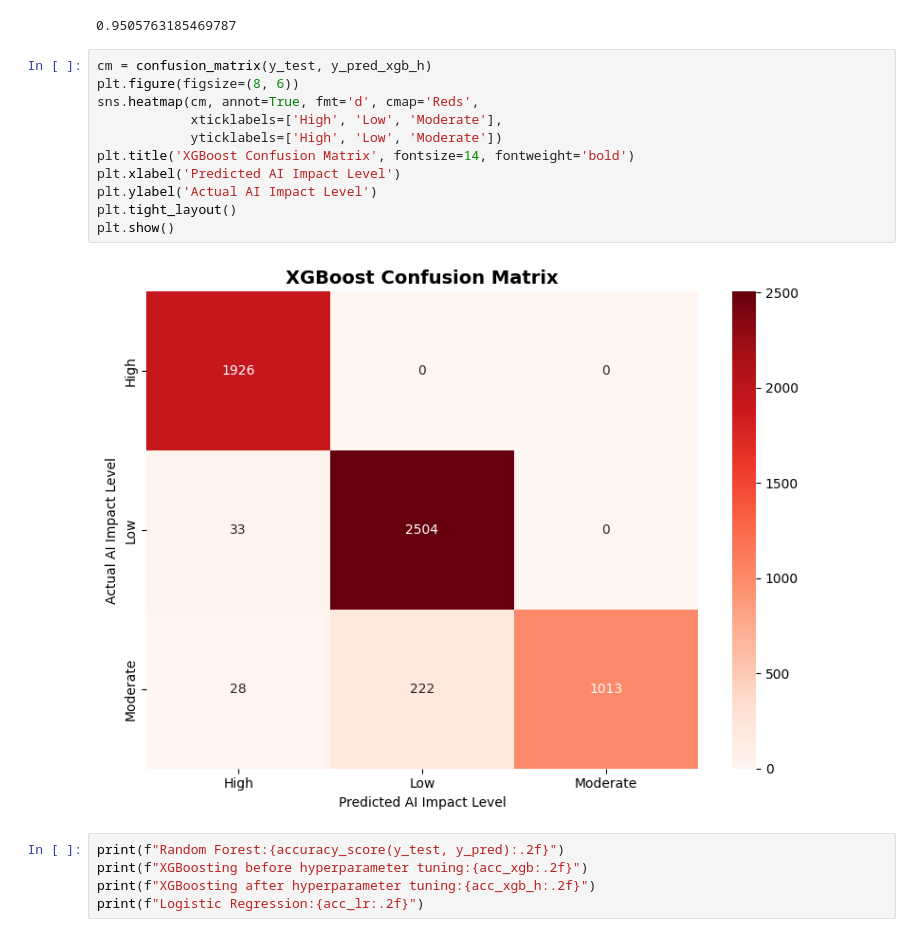
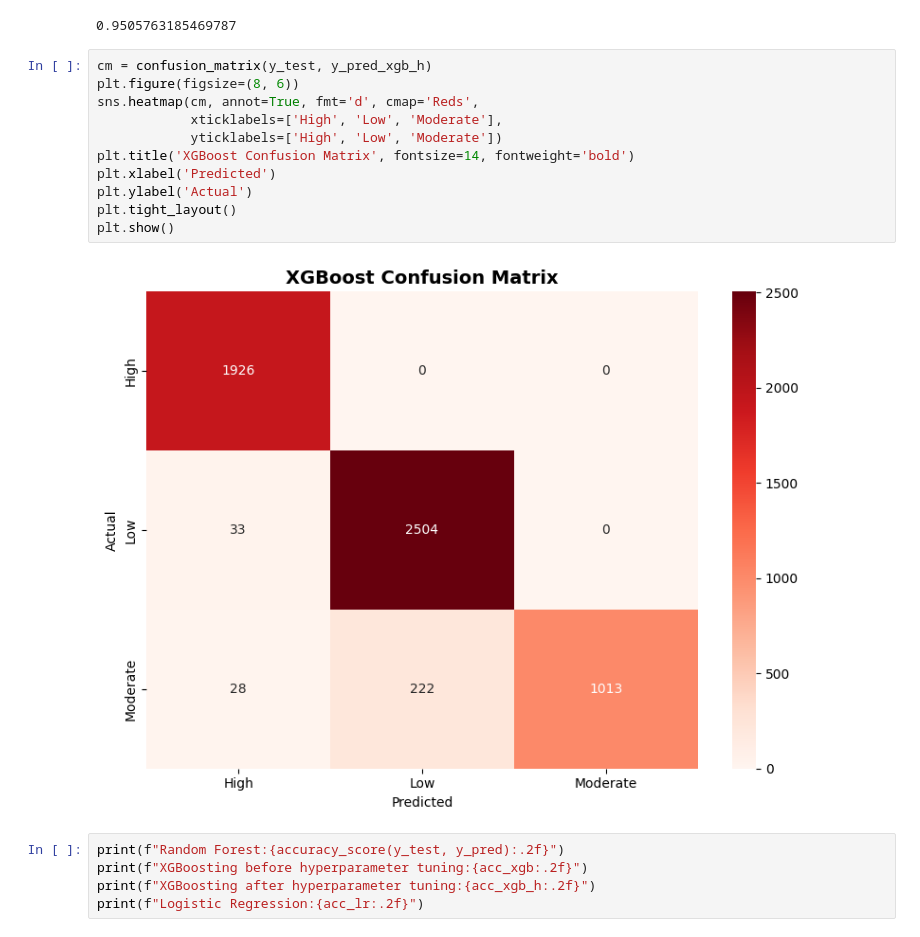
Before and after one commit to abanoubdev/tech-industry-job-openings-ironhack, a Jupyter notebook: Notebooks/machine_learning_modeling.ipynb, the cells around one changed output. Drawn from its saved outputs; the diff is of its cells as text.

```diff
--- a/Notebooks/machine_learning_modeling.ipynb
+++ b/Notebooks/machine_learning_modeling.ipynb
@@ -221,16 +234,16 @@ acc_xgb_h
 # %%
 cm = confusion_matrix(y_test, y_pred_xgb_h)
 plt.figure(figsize=(8, 6))
 sns.heatmap(cm, annot=True, fmt='d', cmap='Reds',
             xticklabels=['High', 'Low', 'Moderate'],
             yticklabels=['High', 'Low', 'Moderate'])
 plt.title('XGBoost Confusion Matrix', fontsize=14, fontweight='bold')
-plt.xlabel('Predicted AI Impact Level')
-plt.ylabel('Actual AI Impact Level')
+plt.xlabel('Predicted')
+plt.ylabel('Actual')
 plt.tight_layout()
 plt.show()
 # %% [output]
-[figure, old version]
+[figure, new version]
 # %%
 print(f"Random Forest:{accuracy_score(y_test, y_pred):.2f}")
 print(f"XGBoosting before hyperparameter tuning:{acc_xgb:.2f}")
```
Also changed, not shown: parts of 1 cell of this notebook, 4 other files.
